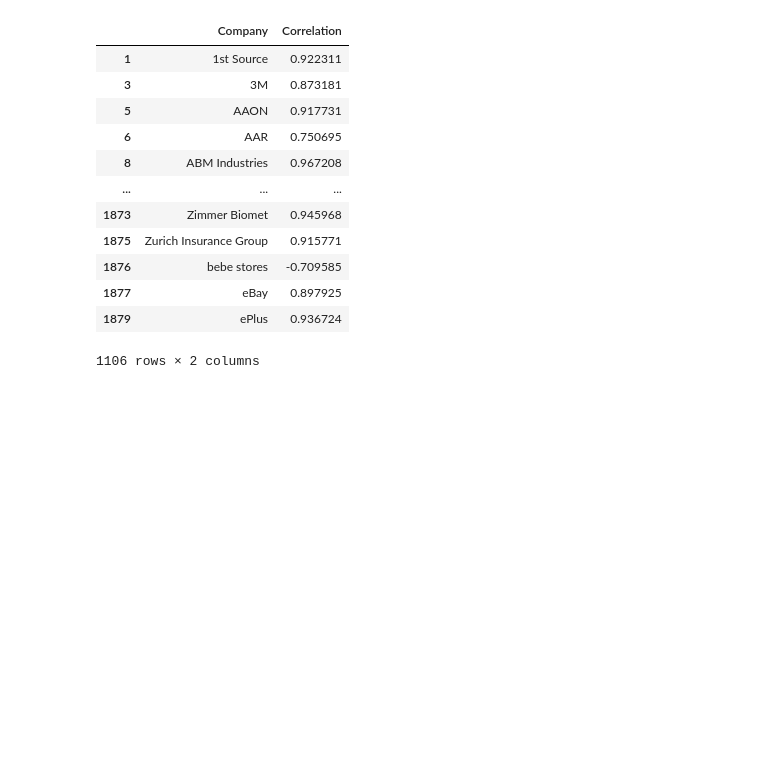
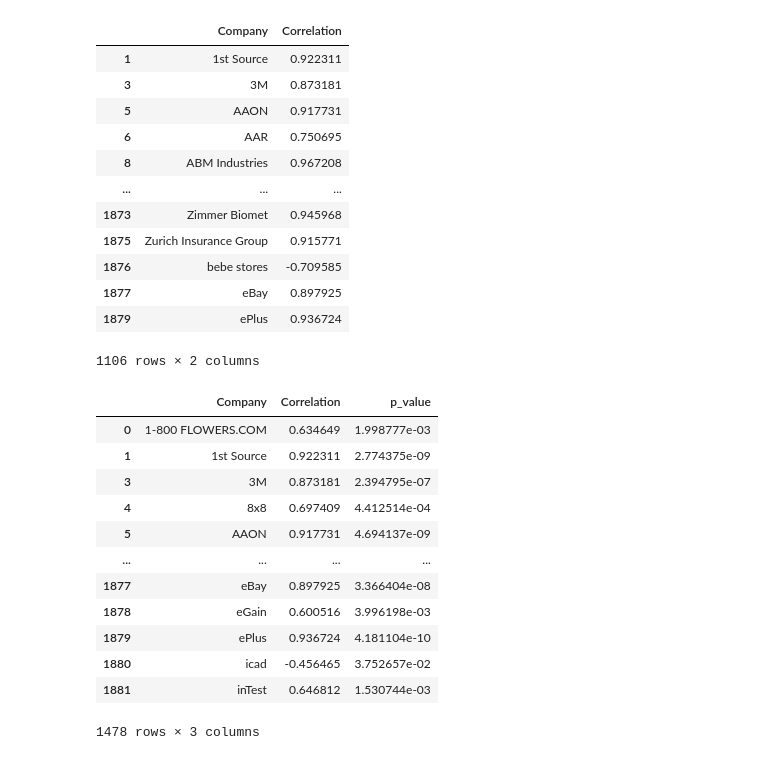
Before and after one commit to dansil2301/stocksDebtRatioResearch, a Jupyter notebook: ResearchStockDebtRatio.ipynb, the cells around one changed output. Drawn from its saved outputs; the diff is of its cells as text; code cells hidden in the pictures; blank space fills up the shorter version.

```diff
--- a/ResearchStockDebtRatio.ipynb
+++ b/ResearchStockDebtRatio.ipynb
@@ -243,3 +243,32 @@ only_strong_corr
 | 1877 | eBay | 0.897925 |
 | 1879 | ePlus | 0.936724 |
 1106 rows × 2 columns
+# %%
+from scipy import stats
+
+def calculate_correlation_significance(r, n):
+    # Calculate t-statistic
+    t = r * ((n - 2) ** 0.5) / ((1 - r ** 2) ** 0.5)
+    # Calculate p-value
+    p_value = 2 * (1 - stats.t.cdf(abs(t), df=n - 2))  # Two-tailed test
+    return p_value
+
+correlation_results_df['p_value'] = correlation_results_df.apply(lambda row: calculate_correlation_significance(row['Correlation'], len(analysis_data[analysis_data['Company'] == row['Company']])), axis=1)
+
+significant_correlations = correlation_results_df[correlation_results_df['p_value'] < 0.05]
+
+significant_correlations
+# %% [output]
+|  | Company | Correlation | p_value |
+| 0 | 1-800 FLOWERS.COM | 0.634649 | 1.998777e-03 |
+| 1 | 1st Source | 0.922311 | 2.774375e-09 |
+| 3 | 3M | 0.873181 | 2.394795e-07 |
+| 4 | 8x8 | 0.697409 | 4.412514e-04 |
+| 5 | AAON | 0.917731 | 4.694137e-09 |
+| ... | ... | ... | ... |
+| 1877 | eBay | 0.897925 | 3.366404e-08 |
+| 1878 | eGain | 0.600516 | 3.996198e-03 |
+| 1879 | ePlus | 0.936724 | 4.181104e-10 |
+| 1880 | icad | -0.456465 | 3.752657e-02 |
+| 1881 | inTest | 0.646812 | 1.530744e-03 |
+1478 rows × 3 columns
```
Also changed, not shown: parts of 2 cells of this notebook.
